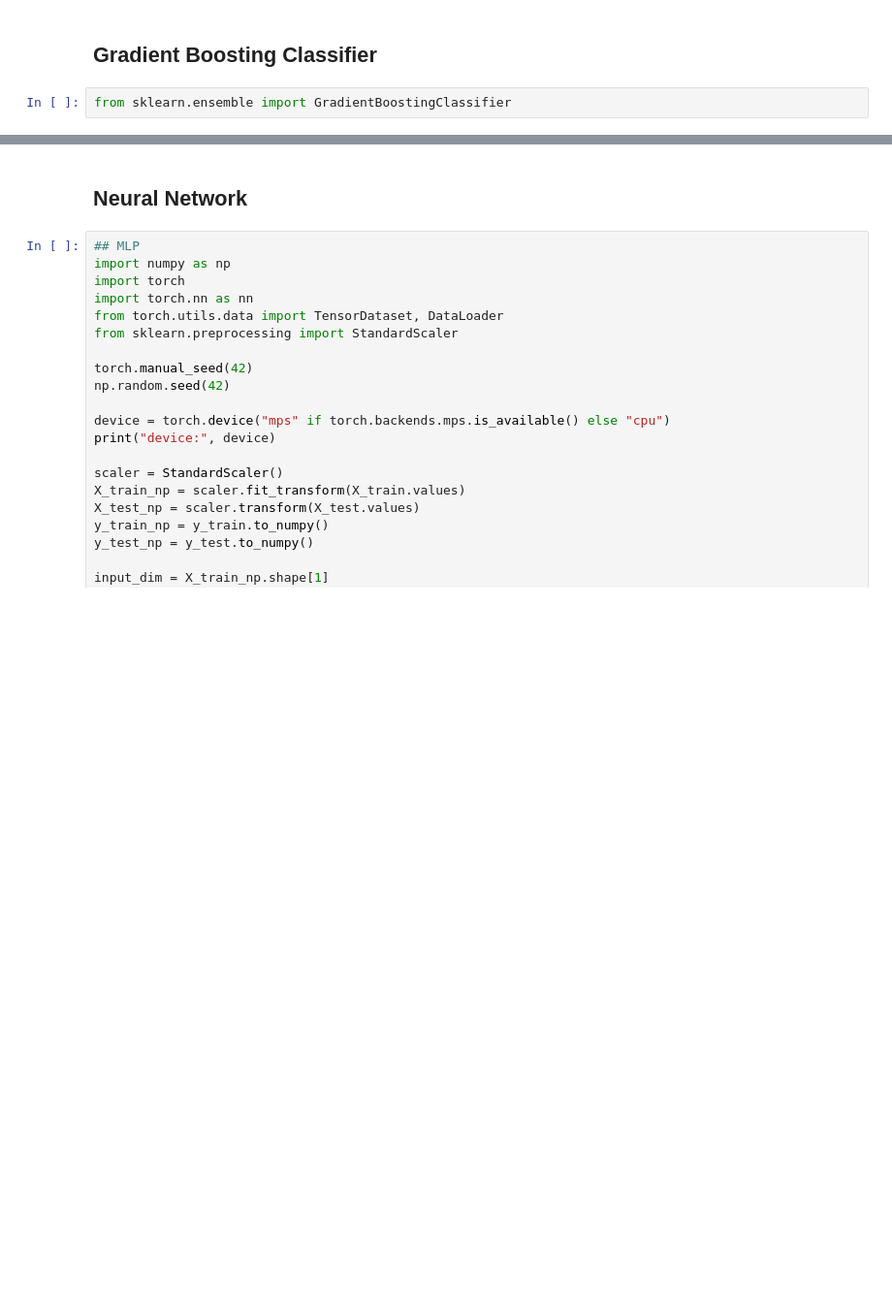
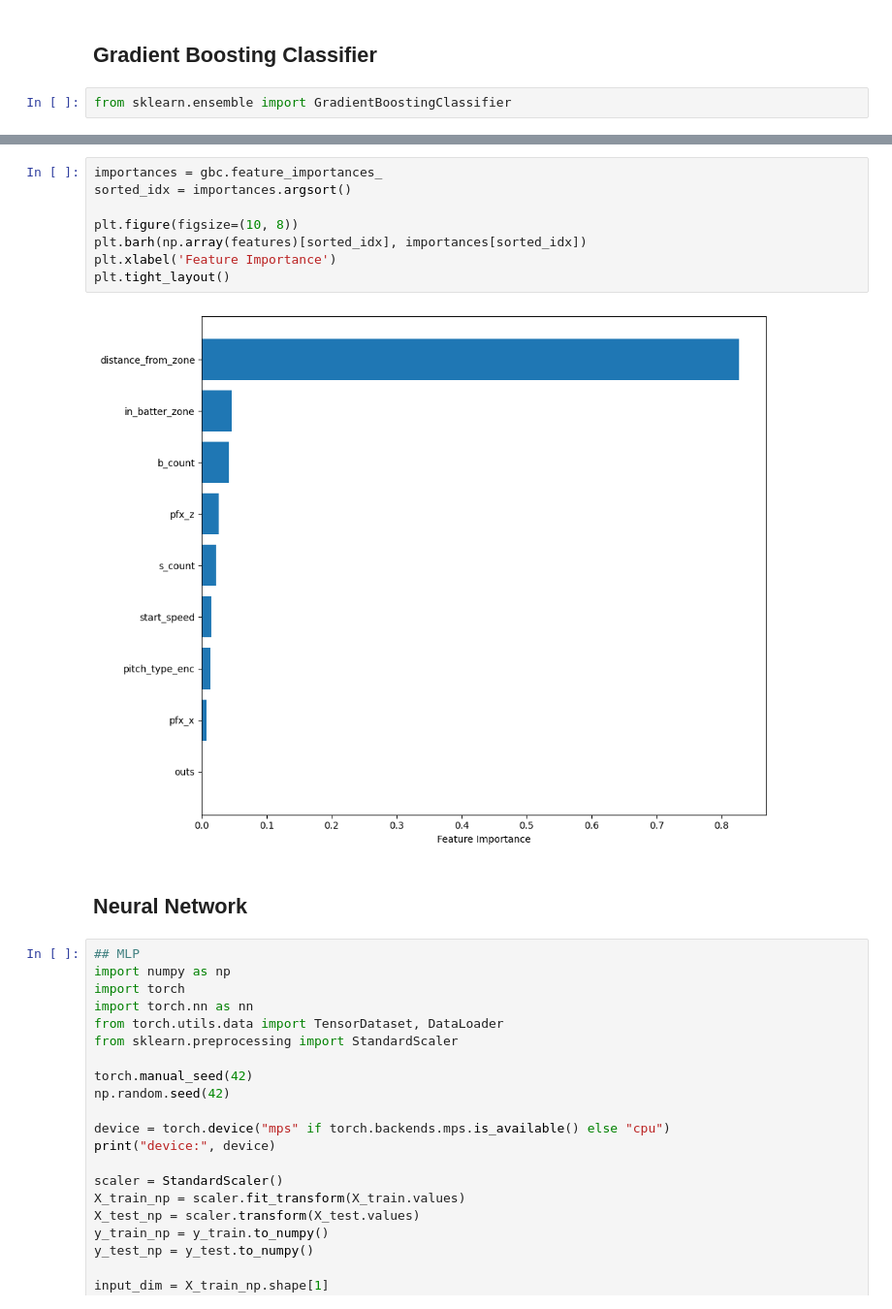
Before and after one commit to BeWelsh/mlb-pitch-outcome-predictor, a Jupyter notebook: main.ipynb, the cells around one changed output, grey strips where cells are left out. Shown at 97% size. Drawn from its saved outputs; the diff is of its cells as text; blank space fills up the shorter version.

```diff
--- a/main.ipynb
+++ b/main.ipynb
@@ -391,3 +394,13 @@ report_metrics(y_test,  y_test_pred, y_test_prob, label="Test")
+# %%
+importances = gbc.feature_importances_
+sorted_idx = importances.argsort()
+
+plt.figure(figsize=(10, 8))
+plt.barh(np.array(features)[sorted_idx], importances[sorted_idx])
+plt.xlabel('Feature Importance')
+plt.tight_layout()
+# %% [output]
+[figure, added]
 # %% [markdown]
 ## Neural Network
 # %%
```
Also changed, not shown: parts of 7 cells of this notebook.
